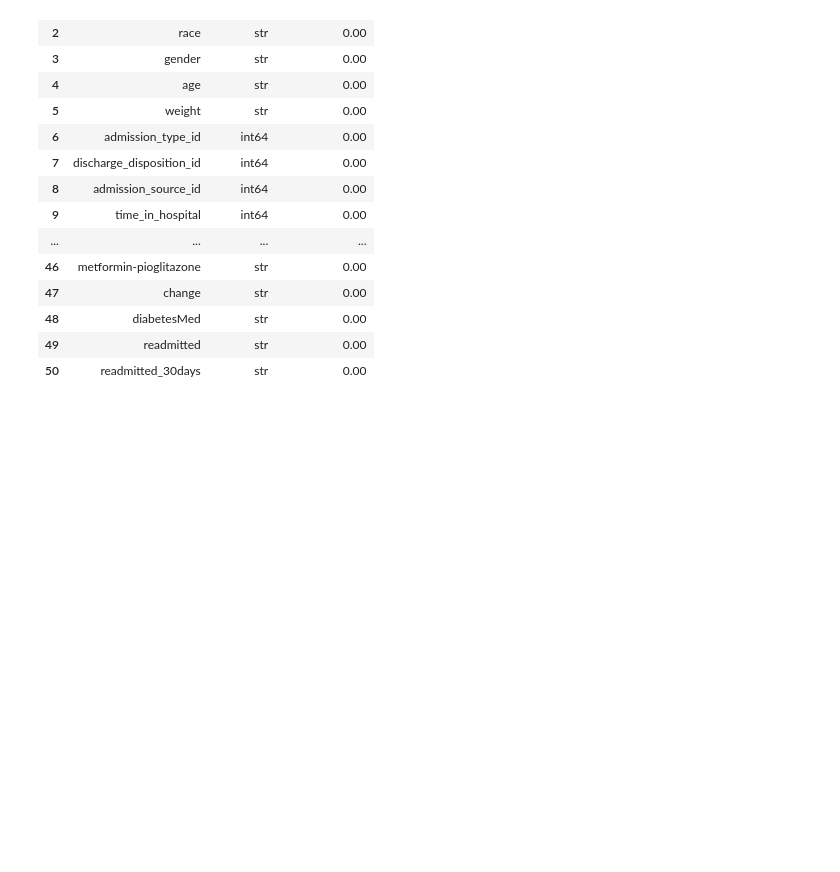
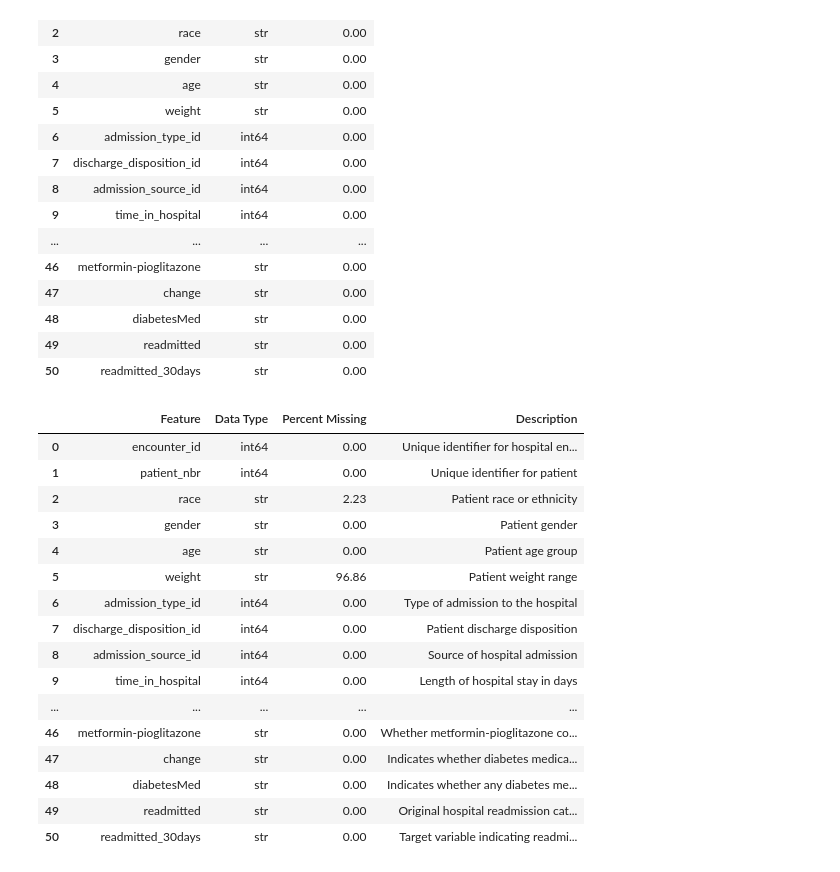
Before and after one commit to BuffMurse/Hospital-Readmission-Predictor, a Jupyter notebook: notebooks/milestone-1.ipynb, the cells around one changed output. Saved outputs shown, nothing was run; the diff lists cells and outputs as text; code cells hidden in the pictures; blank space fills up the shorter version.

Commit message:
Added feature inventory

```diff
--- a/notebooks/milestone-1.ipynb
+++ b/notebooks/milestone-1.ipynb
@@ -175,15 +175,37 @@ feature_inventory["Feature"]
 # %%
 (df == "?").sum()
 
 df = df.replace("?", np.nan)
 
 feature_inventory = pd.DataFrame({
 "Feature": df.columns,
 "Data Type": df.dtypes.astype(str),
-"Percent Missing": (
-df.isnull().mean() * 100
-).round(2)
-})
+"Percent Missing": (df.isnull().mean() * 100).round(2)
+}).reset_index(drop=True)
+
+feature_inventory["Description"] = (
+feature_inventory["Feature"].map(descriptions)
+)
+
+feature_inventory
+# %% [output]
+|  | Feature | Data Type | Percent Missing | Description |
+| 0 | encounter_id | int64 | 0.00 | Unique identifier for hospital en... |
+| 1 | patient_nbr | int64 | 0.00 | Unique identifier for patient |
+| 2 | race | str | 2.23 | Patient race or ethnicity |
+| 3 | gender | str | 0.00 | Patient gender |
+| 4 | age | str | 0.00 | Patient age group |
+| 5 | weight | str | 96.86 | Patient weight range |
+| 6 | admission_type_id | int64 | 0.00 | Type of admission to the hospital |
+| 7 | discharge_disposition_id | int64 | 0.00 | Patient discharge disposition |
+| 8 | admission_source_id | int64 | 0.00 | Source of hospital admission |
+| 9 | time_in_hospital | int64 | 0.00 | Length of hospital stay in days |
+| ... | ... | ... | ... | ... |
+| 46 | metformin-pioglitazone | str | 0.00 | Whether metformin-pioglitazone co... |
+| 47 | change | str | 0.00 | Indicates whether diabetes medica... |
+| 48 | diabetesMed | str | 0.00 | Indicates whether any diabetes me... |
+| 49 | readmitted | str | 0.00 | Original hospital readmission cat... |
+| 50 | readmitted_30days | str | 0.00 | Target variable indicating readmi... |
 # %%
 feature_inventory.to_csv(
 "../data/feature_inventory.csv",
```
